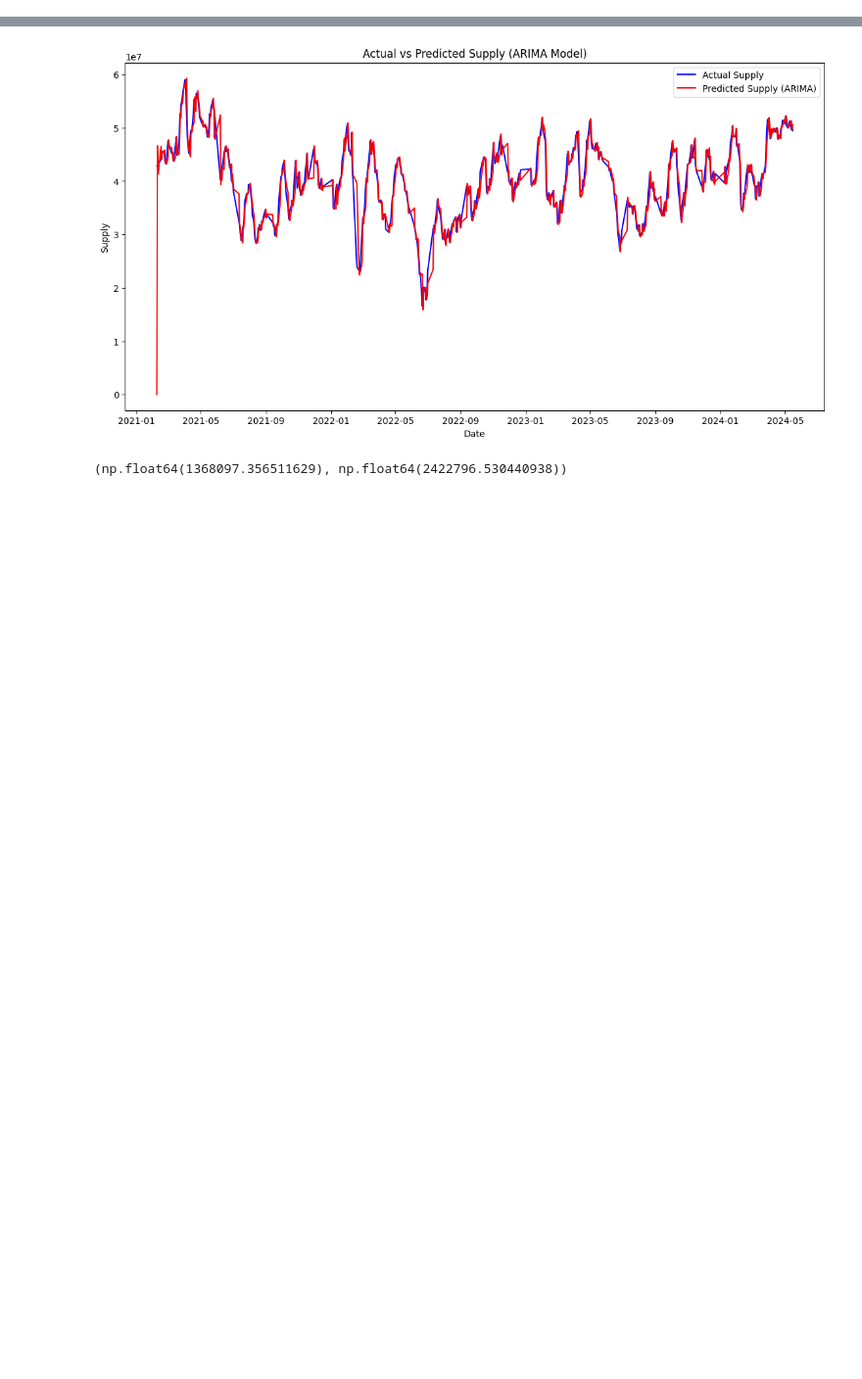
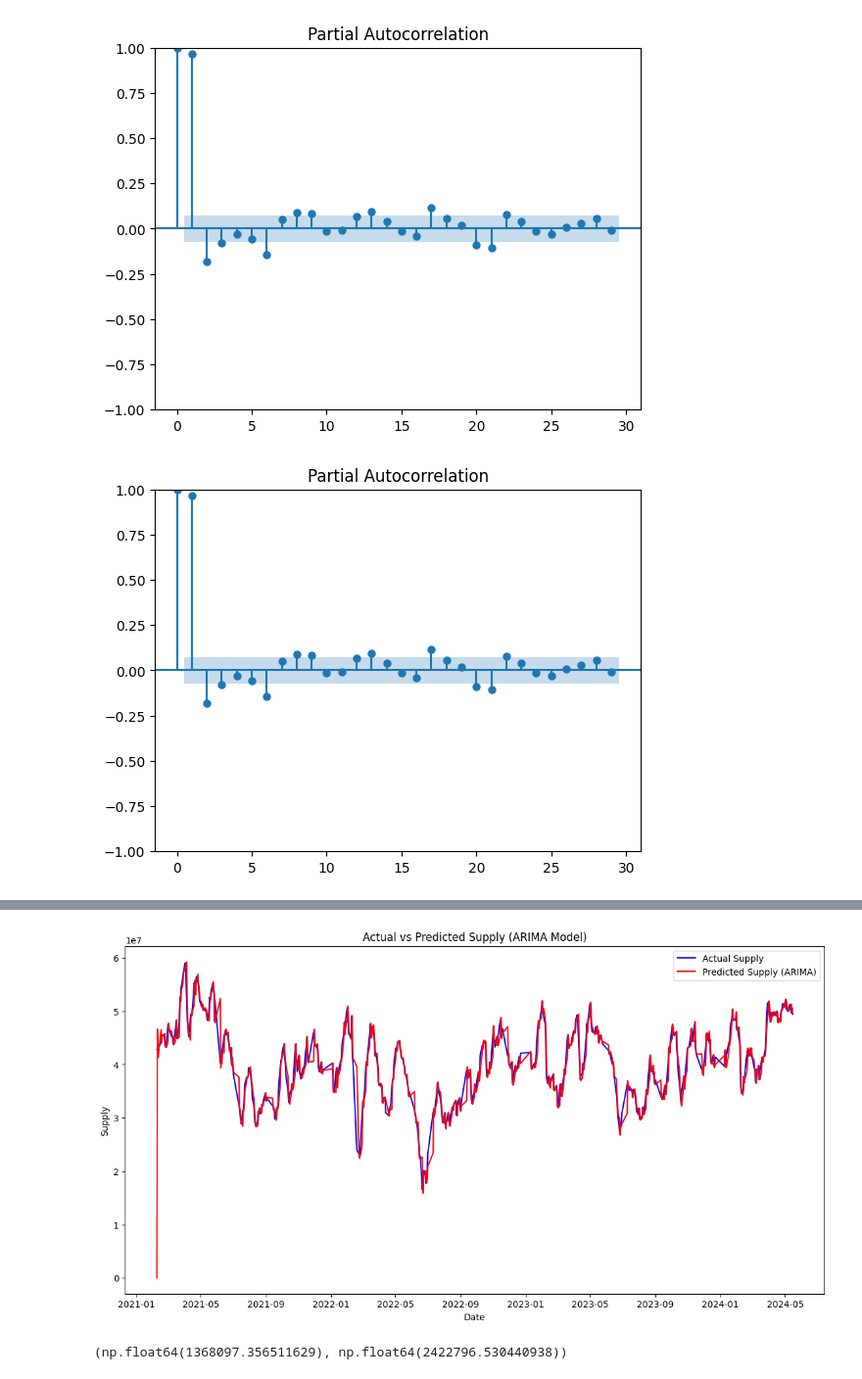
Before and after one commit to jansenism1231/Naturipe-Avocado-Anylysis, a Jupyter notebook: Supply Models/ARIMA.ipynb, the cells around one changed output, grey strips where cells are left out. Shown at 98% size. Saved outputs shown, nothing was run; the diff lists cells and outputs as text; code cells hidden in the pictures; blank space fills up the shorter version.

```diff
--- a/Supply Models/ARIMA.ipynb
+++ b/Supply Models/ARIMA.ipynb
@@ -12,0 +38,5 @@ supply_data['Supply'] = supply_data['Supply'].str.replace(',', '').astype(float)
+# %%
+plot_pacf(supply_data['Supply'])#p=2
+# %% [output]
+[figure, added]
+[figure, added]
```
Also changed, not shown: parts of 9 cells of this notebook, 8 other files.
